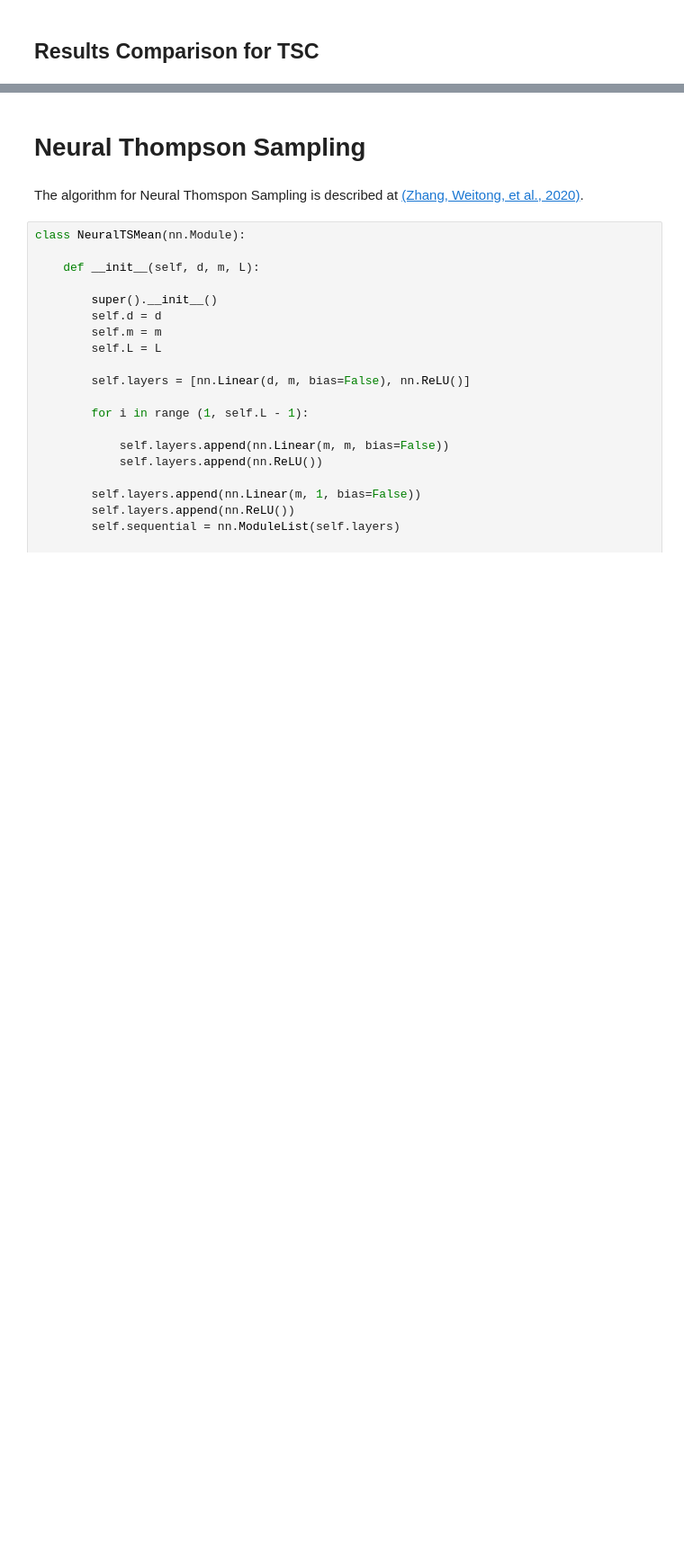
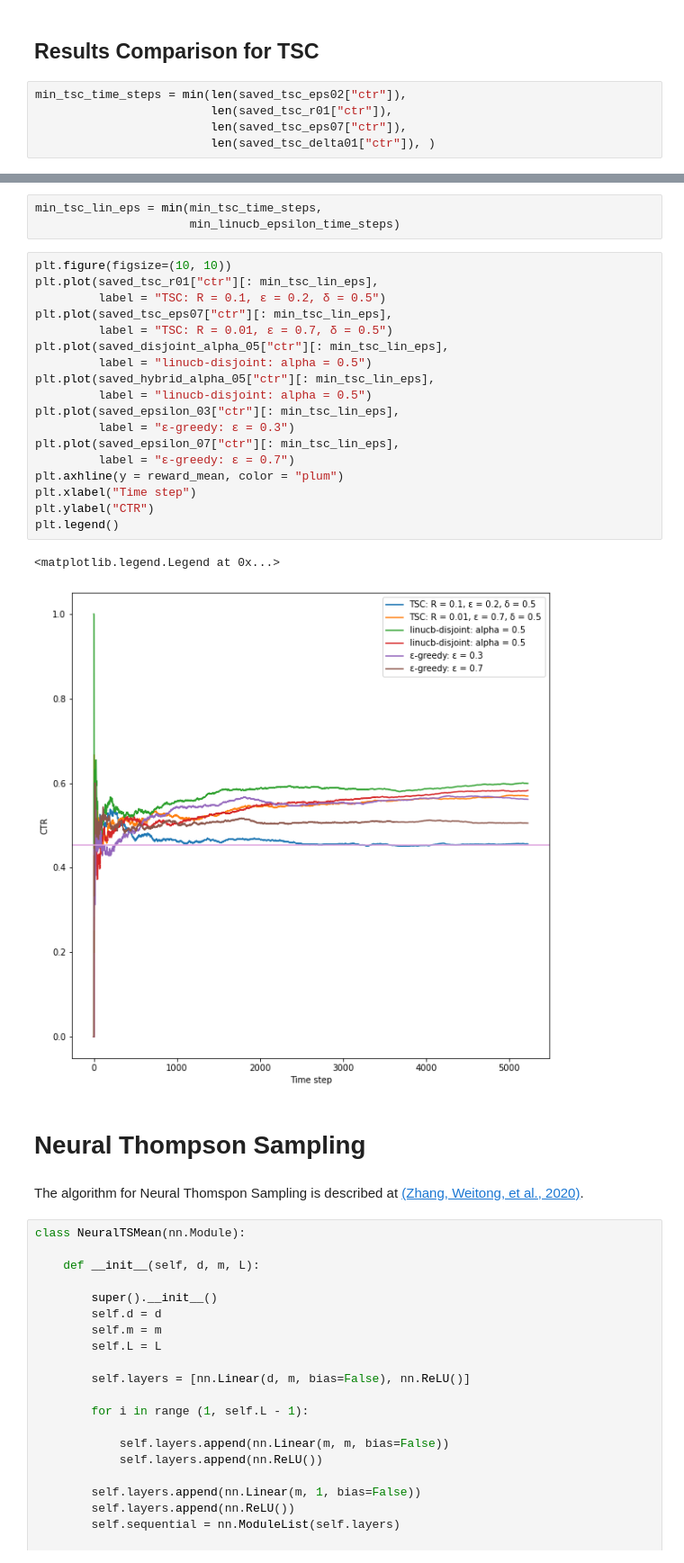
Before and after one commit to RomanGorelsky/Contextual_bandits, a Jupyter notebook: Contextual_bandits_Project.ipynb, the cells around one changed output, grey strips where cells are left out. Shown: that part at 90% size. Drawn from its saved outputs; the diff is of its cells as text; blank space fills up the shorter version.

```diff
--- a/Contextual_bandits_Project.ipynb
+++ b/Contextual_bandits_Project.ipynb
@@ -1447,4 +1487,9 @@ Text(0.5, 1.0, 'TSC with R = 0.01, ε = 0.2, δ = 0.1')
 # %% [markdown]
 ## Results Comparison for TSC
+# %%
+min_tsc_time_steps = min(len(saved_tsc_eps02["ctr"]),
+                         len(saved_tsc_r01["ctr"]),
+                         len(saved_tsc_eps07["ctr"]),
+                         len(saved_tsc_delta01["ctr"]), )
 # %%
 plt.figure(figsize=(10, 10))
@@ -1460,3 +1509,27 @@ plt.legend()
+# %%
+min_tsc_lin_eps = min(min_tsc_time_steps,
+                      min_linucb_epsilon_time_steps)
+# %%
+plt.figure(figsize=(10, 10))
+plt.plot(saved_tsc_r01["ctr"][: min_tsc_lin_eps],
+         label = "TSC: R = 0.1, ε = 0.2, δ = 0.5")
+plt.plot(saved_tsc_eps07["ctr"][: min_tsc_lin_eps],
+         label = "TSC: R = 0.01, ε = 0.7, δ = 0.5")
+plt.plot(saved_disjoint_alpha_05["ctr"][: min_tsc_lin_eps],
+         label = "linucb-disjoint: alpha = 0.5")
+plt.plot(saved_hybrid_alpha_05["ctr"][: min_tsc_lin_eps],
+         label = "linucb-disjoint: alpha = 0.5")
+plt.plot(saved_epsilon_03["ctr"][: min_tsc_lin_eps],
+         label = "ε-greedy: ε = 0.3")
+plt.plot(saved_epsilon_07["ctr"][: min_tsc_lin_eps],
+         label = "ε-greedy: ε = 0.7")
+plt.axhline(y = reward_mean, color = "plum")
+plt.xlabel("Time step")
+plt.ylabel("CTR")
+plt.legend()
+# %% [output]
+<matplotlib.legend.Legend at 0x...>
+[figure, added]
 # %% [markdown]
 # Neural Thompson Sampling
 # %% [markdown]
```
Also changed, not shown: parts of 22 cells of this notebook, 5 other files.
